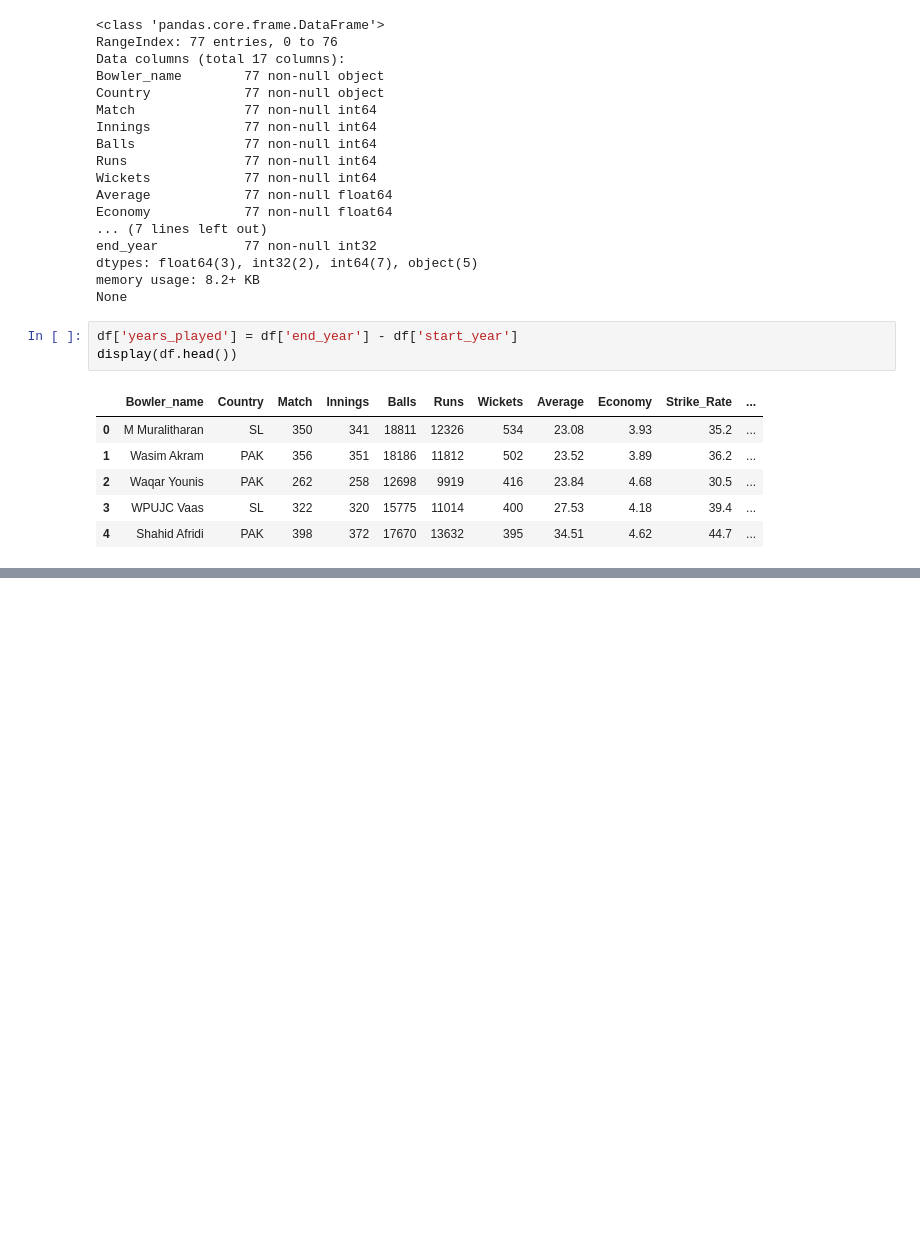
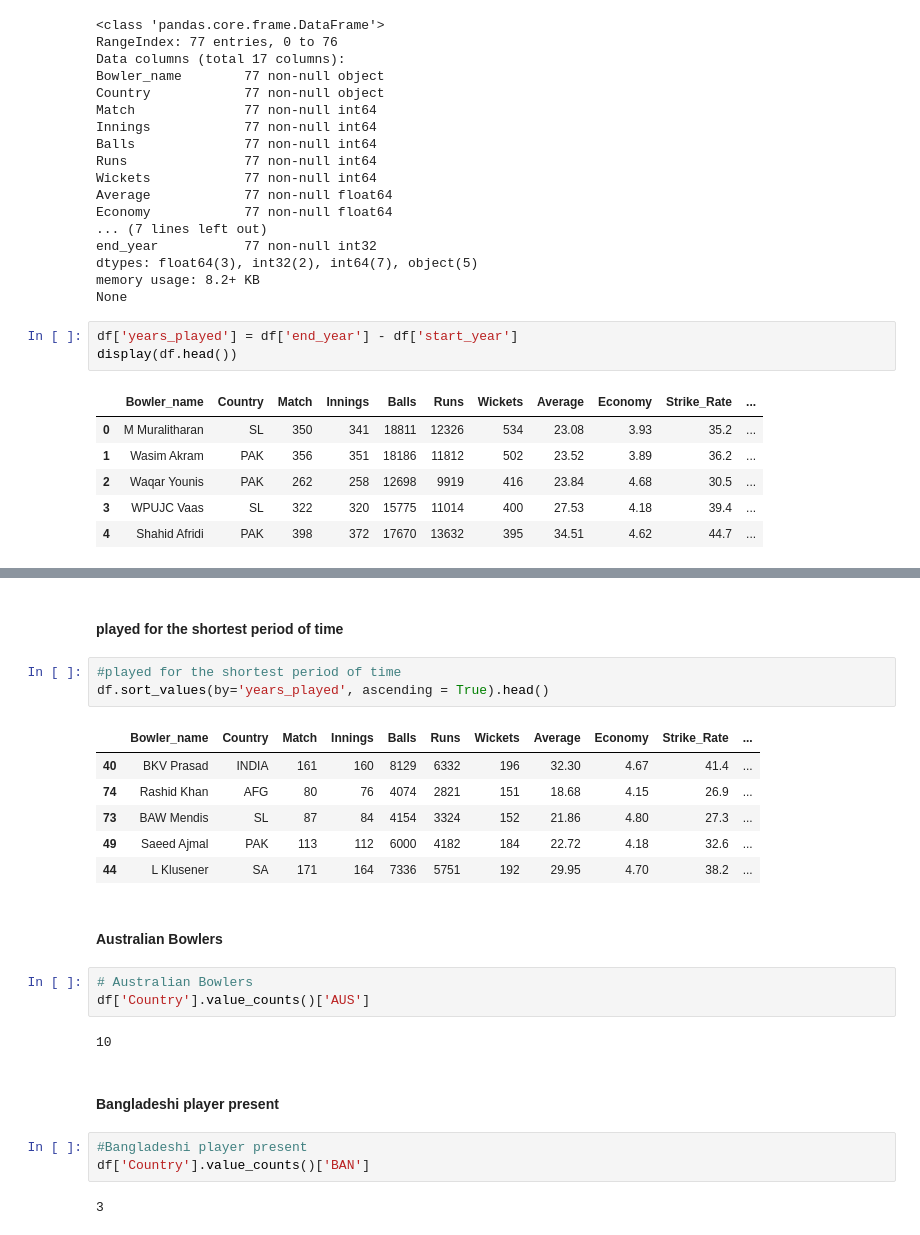
Before and after one commit to saadibna/ODI_bowlers_analysis, a Jupyter notebook: ODI_bowlers_analysis.ipynb, the cells around one changed output, grey strips where cells are left out. Drawn from its saved outputs; the diff is of its cells as text; blank space fills up the shorter version.

```diff
--- a/ODI_bowlers_analysis.ipynb
+++ b/ODI_bowlers_analysis.ipynb
@@ -339,0 +376,26 @@ display(df.head())
+# %% [markdown]
+#### played for the shortest period of time
+# %%
+#played for the shortest period of time
+df.sort_values(by='years_played', ascending = True).head()
+# %% [output]
+|  | Bowler_name | Country | Match | Innings | Balls | Runs | Wickets | Average | Economy | Strike_Rate | ... |
+| 40 | BKV Prasad | INDIA | 161 | 160 | 8129 | 6332 | 196 | 32.30 | 4.67 | 41.4 | ... |
+| 74 | Rashid Khan | AFG | 80 | 76 | 4074 | 2821 | 151 | 18.68 | 4.15 | 26.9 | ... |
+| 73 | BAW Mendis | SL | 87 | 84 | 4154 | 3324 | 152 | 21.86 | 4.80 | 27.3 | ... |
+| 49 | Saeed Ajmal | PAK | 113 | 112 | 6000 | 4182 | 184 | 22.72 | 4.18 | 32.6 | ... |
+| 44 | L Klusener | SA | 171 | 164 | 7336 | 5751 | 192 | 29.95 | 4.70 | 38.2 | ... |
+# %% [markdown]
+#### Australian Bowlers
+# %%
+# Australian Bowlers
+df['Country'].value_counts()['AUS']
+# %% [output]
+10
+# %% [markdown]
+#### Bangladeshi player present
+# %%
+#Bangladeshi player present
+df['Country'].value_counts()['BAN']
+# %% [output]
+3
```
Also changed, not shown: parts of 26 cells of this notebook, 1 other file.
